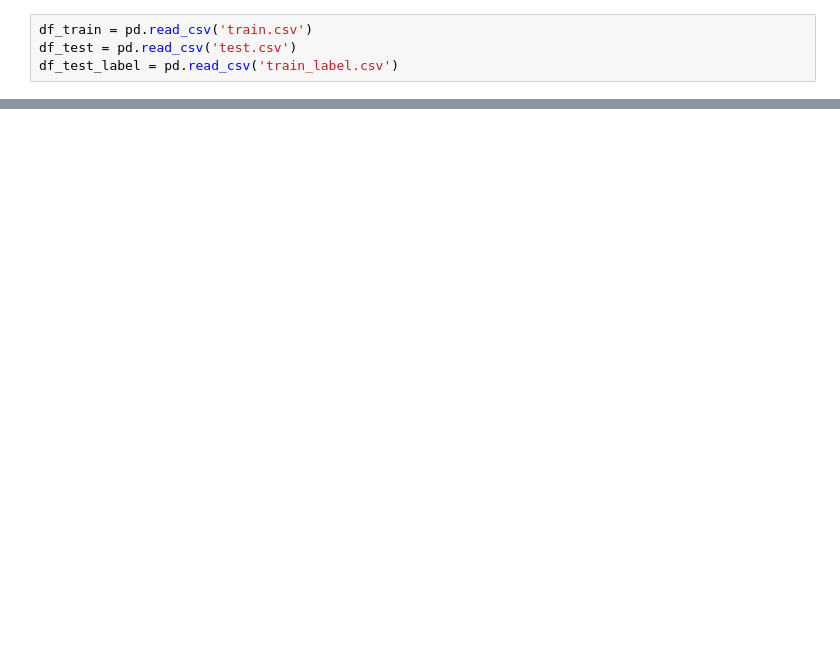
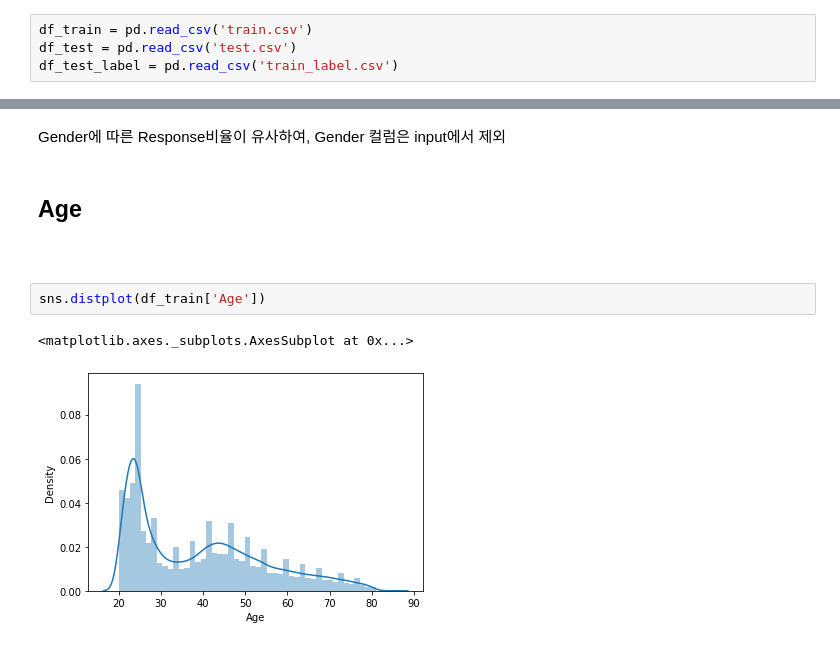
Before and after one commit to PlatiB/AccuPreLab, a Jupyter notebook: 1.EDA/Data_science_EDA.ipynb, the cells around one changed output, grey strips where cells are left out. Saved outputs shown, nothing was run; the diff lists cells and outputs as text; blank space fills up the shorter version.

```diff
--- a/1.EDA/Data_science_EDA.ipynb
+++ b/1.EDA/Data_science_EDA.ipynb
@@ -104,0 +171,10 @@ sns.pairplot(df_train, palette='his1')
+# %% [markdown]
+Gender에 따른 Response비율이 유사하여, Gender 컬럼은 input에서 제외
+# %% [markdown]
+## Age
+~~~'id','Gender'~~~, 'Age', 'Driving_License', 'Region_Code', 'Previously_Insured', 'Vehicle_Age', 'Vehicle_Damage', 'Annual_Premium', 'Policy_Sales_Channel', 'Vintage', 'Response'
+# %%
+sns.distplot(df_train['Age'])
+# %% [output]
+<matplotlib.axes._subplots.AxesSubplot at 0x...>
+[figure, added]
```
Also changed, not shown: parts of 67 cells of this notebook, 1 other file.
